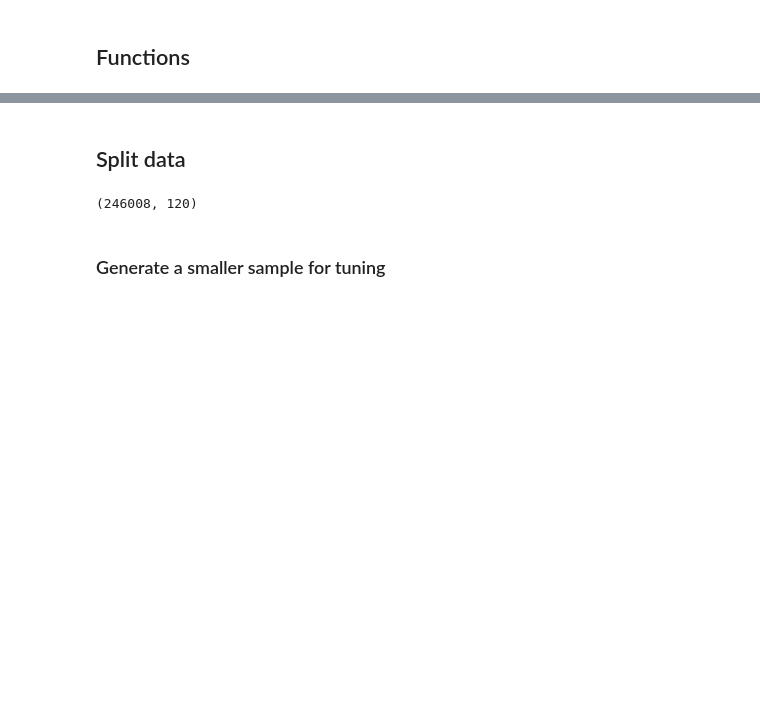
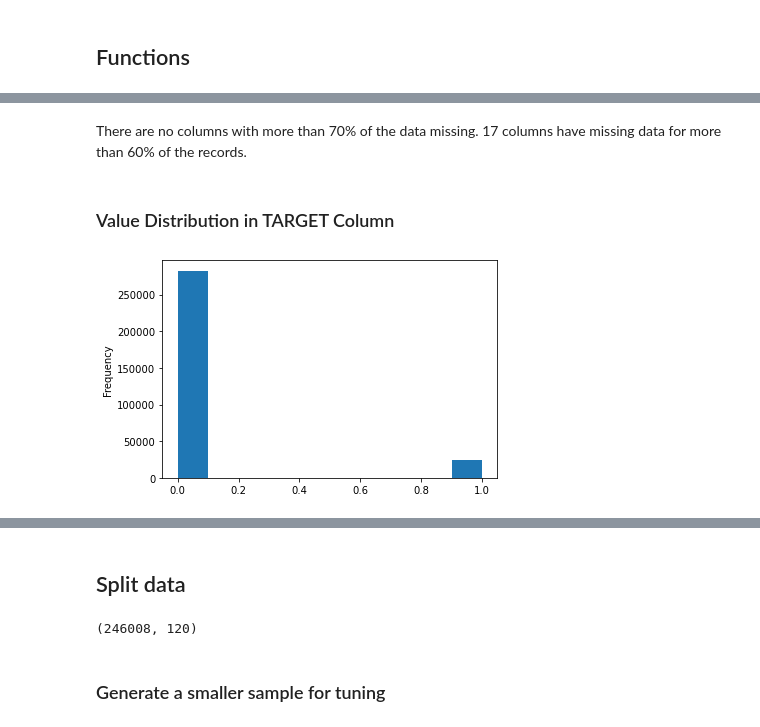
Before and after one commit to jdklein513/final-project-HCDR, a Jupyter notebook: code/Group9_Phase1_Modeling.ipynb, the cells around one changed output, grey strips where cells are left out. Saved outputs shown, nothing was run; the diff lists cells and outputs as text; code cells hidden in the pictures; blank space fills up the shorter version.

```diff
--- a/code/Group9_Phase1_Modeling.ipynb
+++ b/code/Group9_Phase1_Modeling.ipynb
@@ -225,20 +188,11 @@ def tree_feature_importance_plot(clf, step_name, names, n=10):
-# %%
-# set the data directory
-DATA_DIR = "../data/home-credit-default-risk"  # data folder will be present in the level as the code folder
-
-# set the directory for storing model objects
-MODEL_DIR = "../output/models"
-
-# set the results folder for storing model results
-REPORT_DIR = "../output/reports"
-
-# set the results folder for storing model results
-IMAGE_DIR = "../output/images"
 # %%
+%%time
+
 datasets={}  # data will be stored in a dictionary
 
 # set the dataset names
-ds_names = ("application_train", "application_test")
+ds_names = ("application_train", "application_test", "bureau","bureau_balance","credit_card_balance","installments_payments",
+            "previous_application","POS_CASH_balance")
 
 # read in datasets and print first few records
 for ds_name in ds_names:
@@ -293,0 +486,8 @@ gc.collect()
+# %% [markdown]
+There are no columns with more than 70% of the data missing. 17 columns have missing data for more than 60% of the records.
+# %% [markdown]
+### Value Distribution in TARGET Column
+# %%
+appTrainDF['TARGET'].astype(int).plot.hist();
+# %% [output]
+[figure, added]
```
Also changed, not shown: parts of 156 cells of this notebook.
